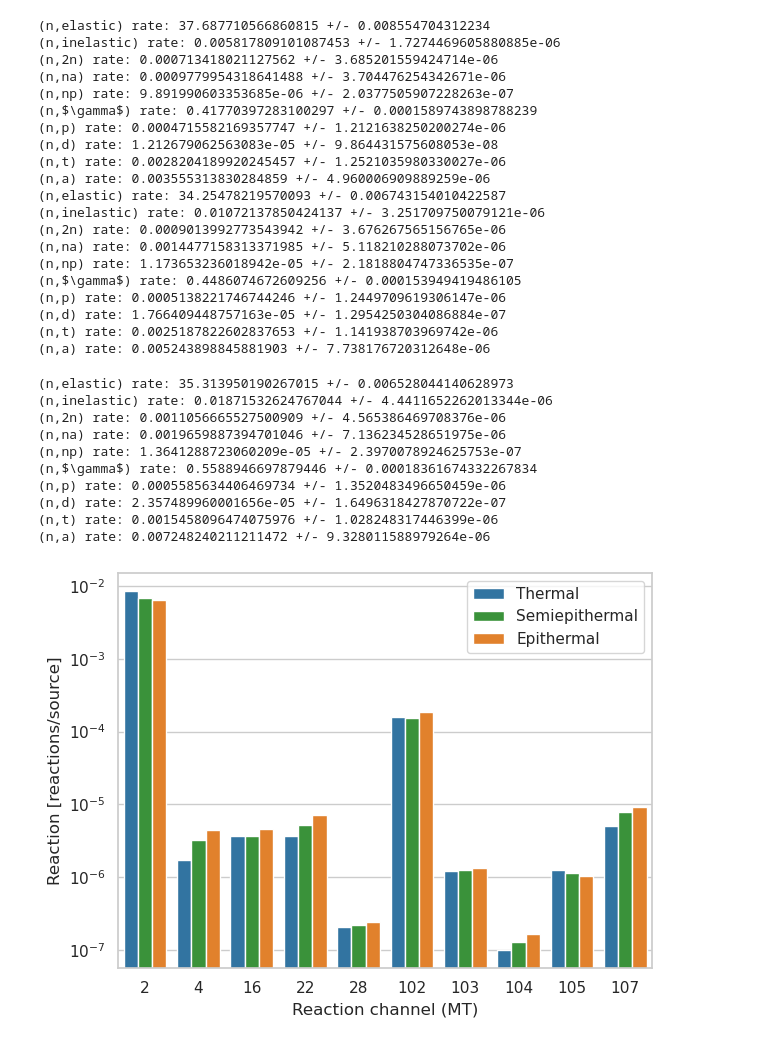
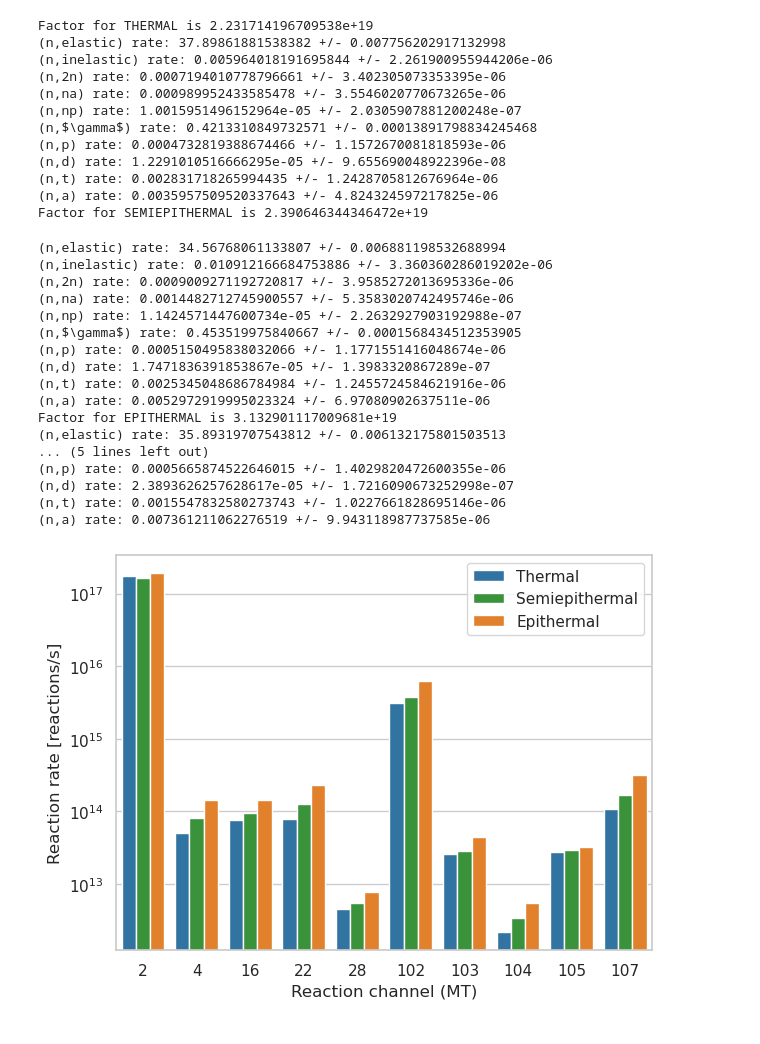
Before and after one commit to Kladdy/master-project, a Jupyter notebook: analysis/runs/R19/plotting/plot.ipynb, the cells around one changed output. Drawn from its saved outputs; the diff is of its cells as text; code cells hidden in the pictures.

```diff
--- a/analysis/runs/R19/plotting/plot.ipynb
+++ b/analysis/runs/R19/plotting/plot.ipynb
@@ -17,9 +17,15 @@ results_idx = {
     model_tools.EPITHERMAL_REACTOR: 3,
 }
 
+f_factors = { # From plot_flux.ipynb in R20, its the f factors
+    1: 2.231714196709538e+19,
+    2: 2.390646344346472e+19,
+    3: 3.132901117009681e+19
+}
+
 colors = ["tab:blue", "tab:green", "tab:orange"]
 
-folder_filename = lambda run_id: f"../results/RUNDATA_R16_{run_id}"
+folder_filename = lambda run_id: f"../results/RUNDATA_R19_{run_id}"
 
 df = pd.DataFrame()
 
@@ -27,11 +33,14 @@ for REACTOR_MODEL, i in results_idx.items():
     run_settings = run_tools.load_run_settings_json(folder_filename(i))
     color = colors[i-1]
 
+    f_factor = f_factors[i]
+    print(f"Factor for {REACTOR_MODEL} is {f_factor}")
+
     # Make sure reactor_model is correct
     assert run_settings["reactor_model"] == REACTOR_MODEL
 
     statepoint_number = run_settings["active_batch_count"] + run_settings["inactive_batch_count"]
-    sp = openmc.StatePoint(f"../results/RUNDATA_R16_{i}/statepoint.{statepoint_number}.h5")
+    sp = openmc.StatePoint(f"../results/RUNDATA_R19_{i}/statepoint.{statepoint_number}.h5")
 
     # print(sp.tallies)
 
@@ -43,64 +52,63 @@ for REACTOR_MODEL, i in results_idx.items():
         # Get label:
         label = endf_tools.MT_to_label(int(score), short=True)
         # Overwrites as OpenMC has different labling standards
         if score == "4": label = "(n,level)"
         if score == "102": label = "(n,gamma)"
 
         real_label = endf_tools.MT_to_label(int(score), short=True)
 
         tallydf1reactionrate=tallydf1[tallydf1['score']==label]
         rate = tallydf1reactionrate["mean"].values[0]
         rate_std = tallydf1reactionrate["std. dev."].values[0]
 
         print(f"{real_label} rate: {rate} +/- {rate_std}")
 
         # Add to dataframe
         df = df.append({
             "REACTOR_MODEL": REACTOR_MODEL.capitalize(),
             "MT": score,
             "real_label": real_label,
-            "rate": rate,
-            "rate std": rate_std,
+            "rate": rate*f_factor,
+            "rate std": rate_std*f_factor,
         }, ignore_index=True)
 
 
 g = sns.barplot(df, x="MT", y="rate std", hue="REACTOR_MODEL", palette=colors)
 g.set_yscale("log")
-_ = g.set(xlabel="Reaction channel (MT)", ylabel="Reaction [reactions/source]")
+_ = g.set(xlabel="Reaction channel (MT)", ylabel="Reaction rate [reactions/s]")
 ax = plt.gca()
 handles, labels = ax.get_legend_handles_labels()
 ax.legend(handles=handles[0:], labels=labels[0:])
 plt.tight_layout()
 plt.savefig("reaction_rates_per_MT.pdf")
 # %% [output]
-(n,elastic) rate: 37.687710566860815 +/- 0.008554704312234
-(n,inelastic) rate: 0.005817809101087453 +/- 1.7274469605880885e-06
-(n,2n) rate: 0.000713418021127562 +/- 3.685201559424714e-06
-(n,na) rate: 0.0009779954318641488 +/- 3.704476254342671e-06
-(n,np) rate: 9.891990603353685e-06 +/- 2.0377505907228263e-07
-(n,$\gamma$) rate: 0.41770397283100297 +/- 0.0001589743898788239
-(n,p) rate: 0.0004715582169357747 +/- 1.2121638250200274e-06
-(n,d) rate: 1.212679062563083e-05 +/- 9.864431575608053e-08
-(n,t) rate: 0.0028204189920245457 +/- 1.2521035980330027e-06
-(n,a) rate: 0.003555313830284859 +/- 4.960006909889259e-06
-(n,elastic) rate: 34.25478219570093 +/- 0.006743154010422587
-(n,inelastic) rate: 0.01072137850424137 +/- 3.251709750079121e-06
-(n,2n) rate: 0.0009013992773543942 +/- 3.676267565156765e-06
-(n,na) rate: 0.0014477158313371985 +/- 5.118210288073702e-06
-(n,np) rate: 1.173653236018942e-05 +/- 2.1818804747336535e-07
-(n,$\gamma$) rate: 0.4486074672609256 +/- 0.000153949419486105
-(n,p) rate: 0.0005138221746744246 +/- 1.2449709619306147e-06
-(n,d) rate: 1.766409448757163e-05 +/- 1.2954250304086884e-07
-(n,t) rate: 0.0025187822602837653 +/- 1.141938703969742e-06
-(n,a) rate: 0.005243898845881903 +/- 7.738176720312648e-06
+Factor for THERMAL is 2.231714196709538e+19
+(n,elastic) rate: 37.89861881538382 +/- 0.007756202917132998
+(n,inelastic) rate: 0.005964018191695844 +/- 2.261900955944206e-06
+(n,2n) rate: 0.0007194010778796661 +/- 3.402305073353395e-06
+(n,na) rate: 0.000989952433585478 +/- 3.5546020770673265e-06
+(n,np) rate: 1.0015951496152964e-05 +/- 2.0305907881200248e-07
+(n,$\gamma$) rate: 0.4213310849732571 +/- 0.00013891798834245468
+(n,p) rate: 0.0004732819388674466 +/- 1.1572670081818593e-06
+(n,d) rate: 1.2291010516666295e-05 +/- 9.655690048922396e-08
+(n,t) rate: 0.002831718265994435 +/- 1.2428705812676964e-06
+(n,a) rate: 0.0035957509520337643 +/- 4.824324597217825e-06
+Factor for SEMIEPITHERMAL is 2.390646344346472e+19
-(n,elastic) rate: 35.313950190267015 +/- 0.006528044140628973
-(n,inelastic) rate: 0.01871532624767044 +/- 4.4411652262013344e-06
-(n,2n) rate: 0.0011056665527500909 +/- 4.565386469708376e-06
-(n,na) rate: 0.0019659887394701046 +/- 7.136234528651975e-06
-(n,np) rate: 1.3641288723060209e-05 +/- 2.3970078924625753e-07
-(n,$\gamma$) rate: 0.5588946697879446 +/- 0.00018361674332267834
-(n,p) rate: 0.0005585634406469734 +/- 1.3520483496650459e-06
-(n,d) rate: 2.357489960001656e-05 +/- 1.6496318427870722e-07
-(n,t) rate: 0.0015458096474075976 +/- 1.028248317446399e-06
-(n,a) rate: 0.007248240211211472 +/- 9.328011588979264e-06
+(n,elastic) rate: 34.56768061133807 +/- 0.006881198532688994
+(n,inelastic) rate: 0.010912166684753886 +/- 3.360360286019202e-06
+(n,2n) rate: 0.0009009271192720817 +/- 3.9585272013695336e-06
+(n,na) rate: 0.0014482712745900557 +/- 5.3583020742495746e-06
+(n,np) rate: 1.1424571447600734e-05 +/- 2.2632927903192988e-07
+(n,$\gamma$) rate: 0.453519975840667 +/- 0.0001568434512353905
+(n,p) rate: 0.0005150495838032066 +/- 1.1771551416048674e-06
+(n,d) rate: 1.7471836391853867e-05 +/- 1.3983320867289e-07
+(n,t) rate: 0.0025345048686784984 +/- 1.2455724584621916e-06
+(n,a) rate: 0.0052972919995023324 +/- 6.97080902637511e-06
+Factor for EPITHERMAL is 3.132901117009681e+19
+(n,elastic) rate: 35.89319707543812 +/- 0.006132175801503513
+... (5 lines left out)
+(n,p) rate: 0.0005665874522646015 +/- 1.4029820472600355e-06
+(n,d) rate: 2.3893626257628617e-05 +/- 1.7216090673252998e-07
+(n,t) rate: 0.0015547832580273743 +/- 1.0227661828695146e-06
+(n,a) rate: 0.007361211062276519 +/- 9.943118987737585e-06
-[figure, old version]
+[figure, new version]
```
Also changed, not shown: 1 other file.
